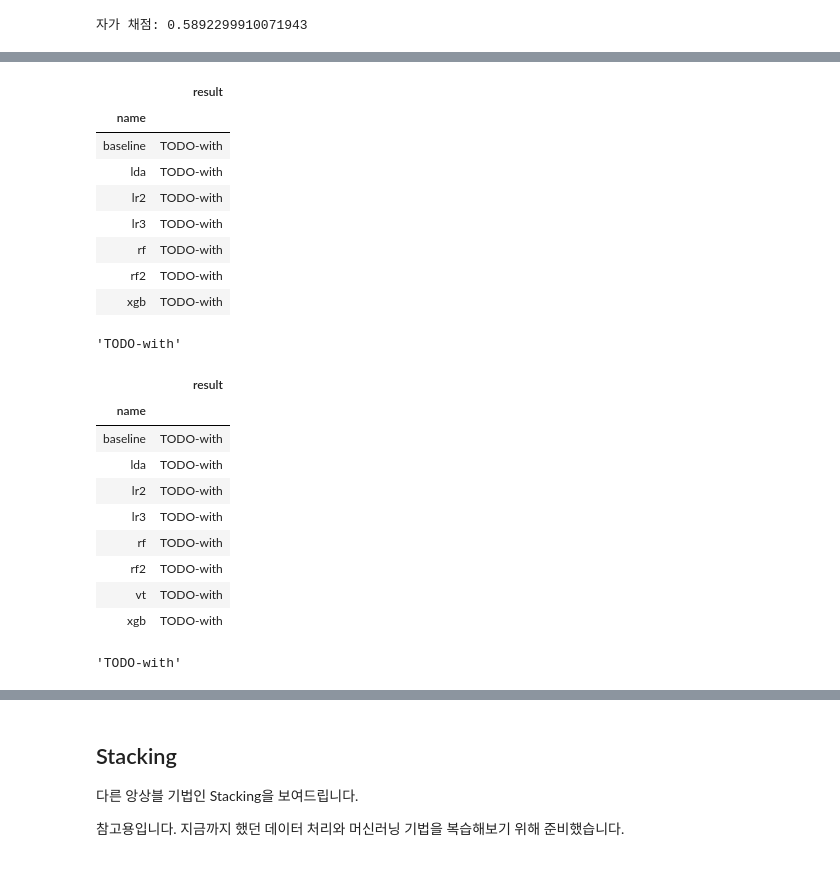
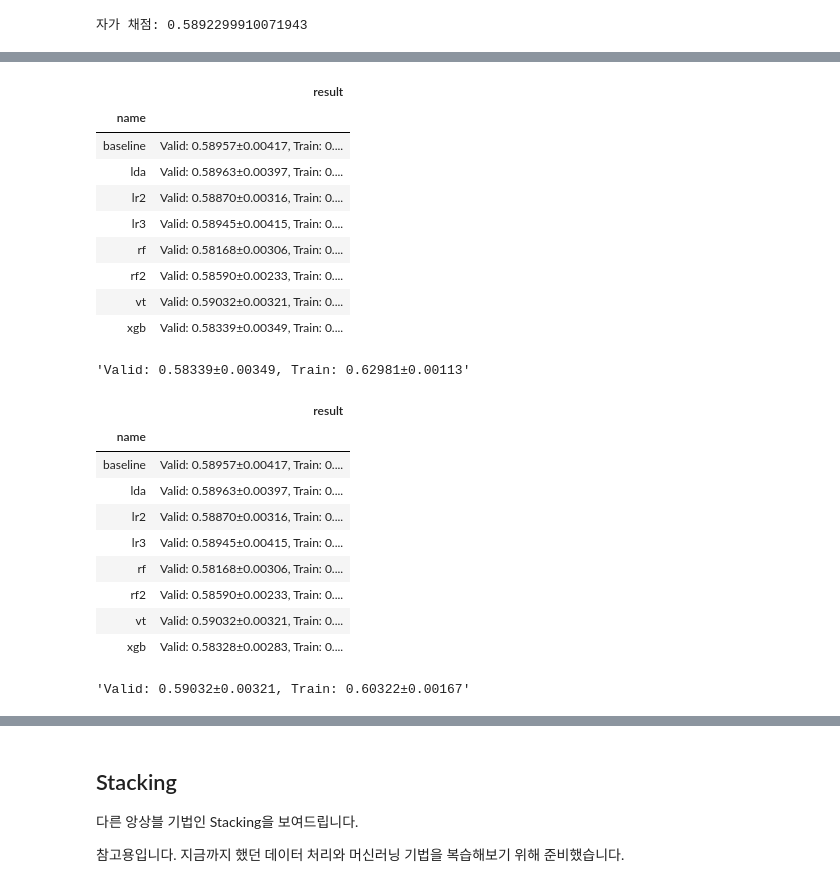
Before and after one commit to sunkusun9/DS_lv3_2502, a Jupyter notebook: sec_ds_lv3_prob1_kaggle.ipynb, the cells around one changed output, grey strips where cells are left out. Cells and saved outputs as stored; diff of their text form; code cells hidden in the pictures.

```diff
--- a/sec_ds_lv3_prob1_kaggle.ipynb
+++ b/sec_ds_lv3_prob1_kaggle.ipynb
@@ -452,26 +452,27 @@ eval_model('rf2', clf_rf2)
 # %%
 # XGB: XGBoost
 import xgboost as xgb
 ct = ColumnTransformer([
     ('pt', 'passthrough', ['loading', 'na_1', 'na_2'] + ['measurement_{}'.format(i) for i in range(18)])
 ])
 # 파라메터 튜닝: subsample - 이상점 / 영향점이 많은 데이터셋에서 조정을 해볼만 합니다.
 clf_xgb = xgb.XGBClassifier(
-    n_estimators=300, learning_rate=0.01, colsample_bytree=0.85 # colsample_bytree = max_features
+    n_estimators=300, learning_rate=0.01, colsample_bytree=0.85, subsample=0.85
 )
 clf_xgb = make_pipeline(ct, clf_xgb)
 eval_model('xgb', clf_xgb)
 # %% [output]
 |  | result |
 | name |  |
-| baseline | TODO-with |
-| lda | TODO-with |
-| lr2 | TODO-with |
-| lr3 | TODO-with |
-| rf | TODO-with |
-| rf2 | TODO-with |
-| xgb | TODO-with |
+| baseline | Valid: 0.58957±0.00417, Train: 0.... |
+| lda | Valid: 0.58963±0.00397, Train: 0.... |
+| lr2 | Valid: 0.58870±0.00316, Train: 0.... |
+| lr3 | Valid: 0.58945±0.00415, Train: 0.... |
+| rf | Valid: 0.58168±0.00306, Train: 0.... |
+| rf2 | Valid: 0.58590±0.00233, Train: 0.... |
+| vt | Valid: 0.59032±0.00321, Train: 0.... |
+| xgb | Valid: 0.58339±0.00349, Train: 0.... |
-'TODO-with'
+'Valid: 0.58339±0.00349, Train: 0.62981±0.00113'
 # %%
 # Voting을 합니다.
 from sklearn.ensemble import VotingClassifier
@@ -479,25 +480,25 @@ from sklearn.ensemble import VotingClassifier
 clf_vt = VotingClassifier([
     ('baseline', clf_lr), # LR + SFS
     ('lr2', clf_lr2), # LR.2: LR +  PCA n_components=7
-    ('lr3', clf_lr3), # Basline + np.log (loading)
+    #('lr3', clf_lr3), # Basline + np.log (loading)
     ('lda', clf_lda), # LDA
-    ('rf', clf_rf), # RF 튜닝
+    #('rf', clf_rf), # RF 튜닝
     ('rf2', clf_rf2), # RF + LDA
-    ('xgb', clf_xgb), # XGB
+    #('xgb', clf_xgb), # XGB
 ], voting='soft')
 eval_model('vt', clf_vt)
 # %% [output]
 |  | result |
 | name |  |
-| baseline | TODO-with |
-| lda | TODO-with |
-| lr2 | TODO-with |
-| lr3 | TODO-with |
-| rf | TODO-with |
-| rf2 | TODO-with |
-| vt | TODO-with |
-| xgb | TODO-with |
+| baseline | Valid: 0.58957±0.00417, Train: 0.... |
+| lda | Valid: 0.58963±0.00397, Train: 0.... |
+| lr2 | Valid: 0.58870±0.00316, Train: 0.... |
+| lr3 | Valid: 0.58945±0.00415, Train: 0.... |
+| rf | Valid: 0.58168±0.00306, Train: 0.... |
+| rf2 | Valid: 0.58590±0.00233, Train: 0.... |
+| vt | Valid: 0.59032±0.00321, Train: 0.... |
+| xgb | Valid: 0.58328±0.00283, Train: 0.... |
-'TODO-with'
+'Valid: 0.59032±0.00321, Train: 0.60322±0.00167'
 # %%
 prd = select_model(clf_vt)
 print("자가 채점: {}".format(roc_auc_score(s_ans, prd)))
```
Also changed, not shown: parts of 17 cells of this notebook.
